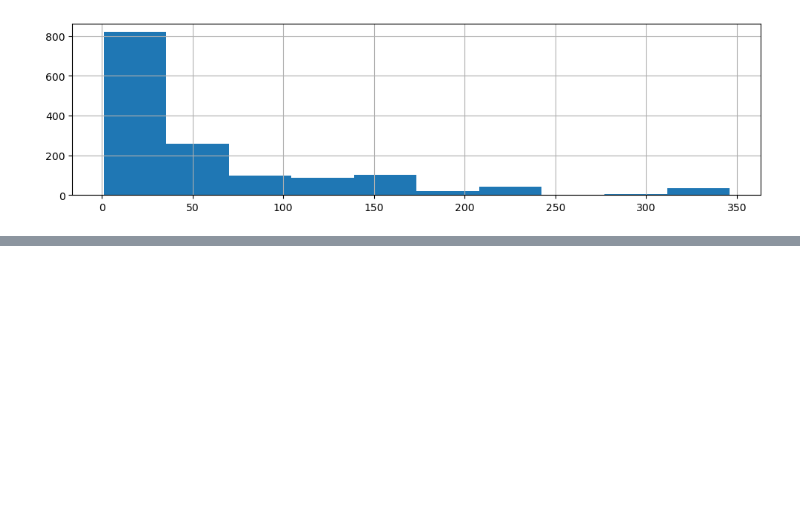
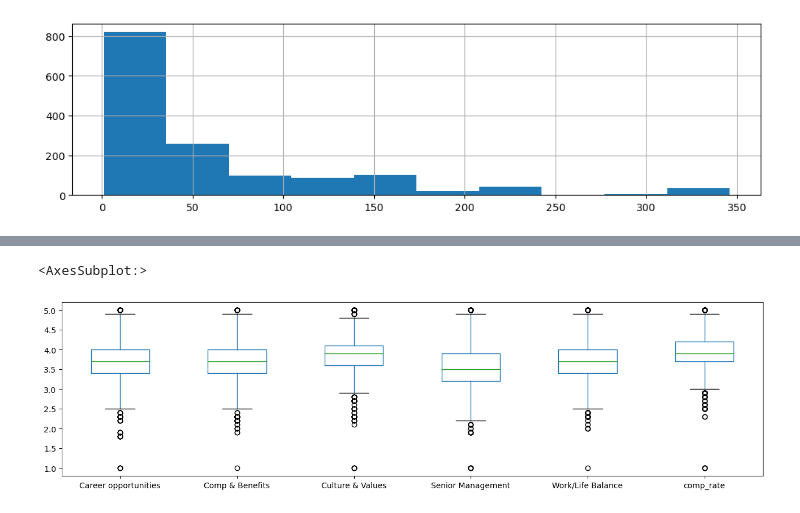
Before and after one commit to Johanlai/ds_salary_project, a Jupyter notebook: EDA.ipynb, the cells around one changed output, grey strips where cells are left out. Drawn from its saved outputs; the diff is of its cells as text; code cells hidden in the pictures; blank space fills up the shorter version.

```diff
--- a/EDA.ipynb
+++ b/EDA.ipynb
@@ -85,0 +96,5 @@ Name: revenue, Length: 563, dtype: float64
+# %%
+df.boxplot(grid=False,figsize=(16,4), column= ['Career opportunities','Comp & Benefits','Culture & Values','Senior Management','Work/Life Balance','comp_rate'])
+# %% [output]
+<AxesSubplot:>
+[figure, added]
```
Also changed, not shown: parts of 34 cells of this notebook, 1 other file.
